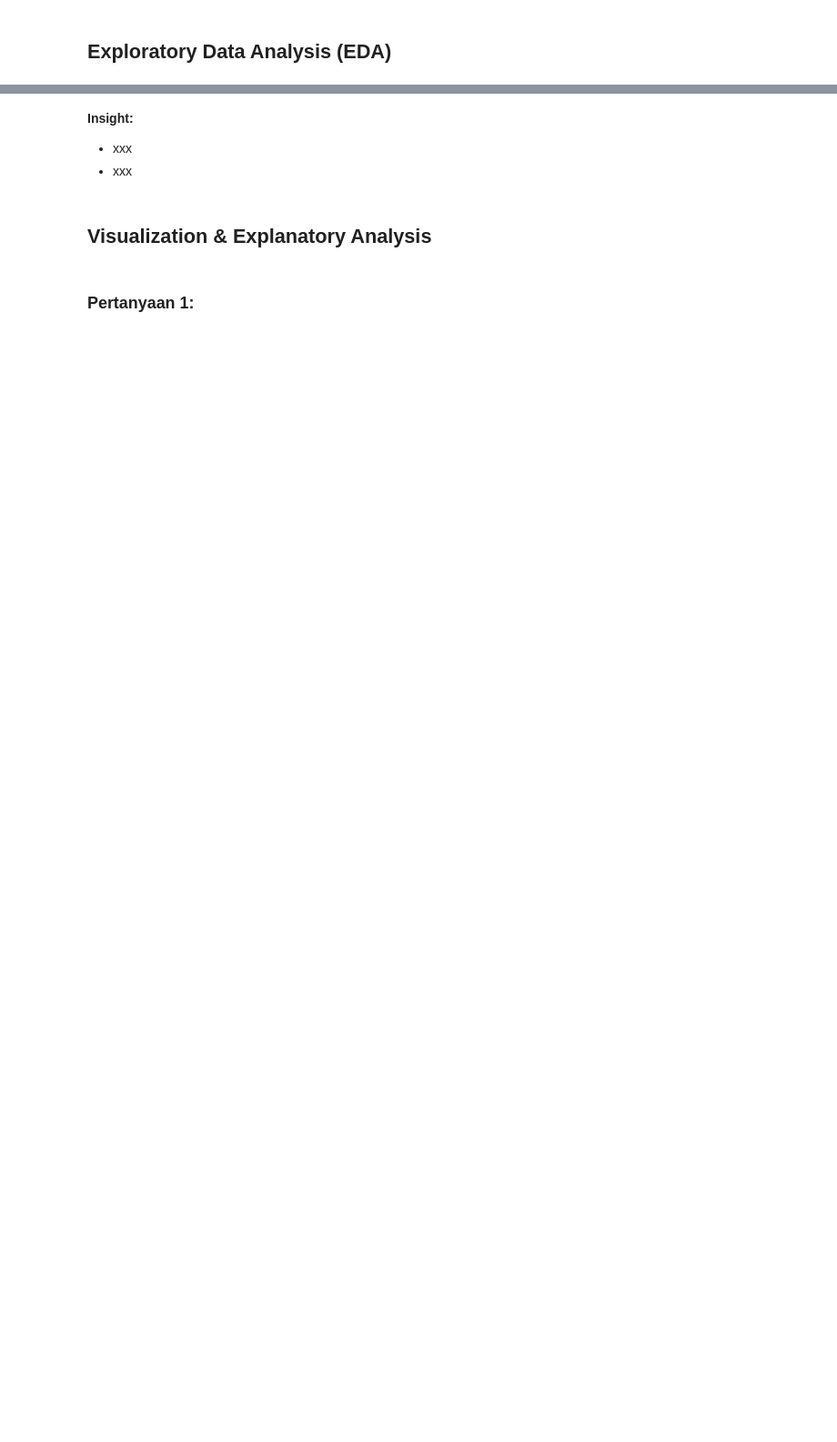
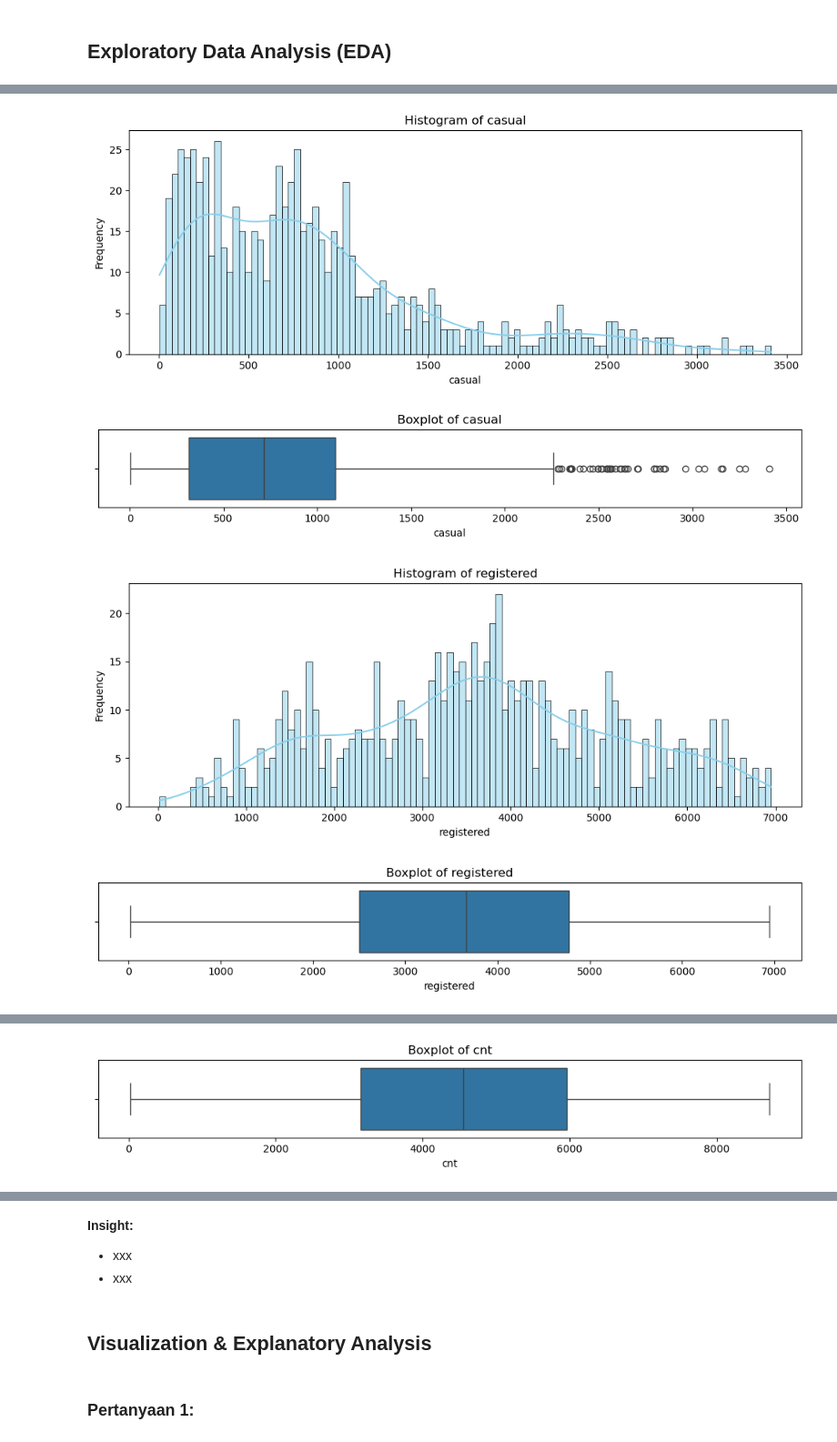
Before and after one commit to fawwazaid/proyek_analisis_data, a Jupyter notebook: submission/notebook.ipynb, the cells around one changed output, grey strips where cells are left out. Shown: that part at 91% size. Cells and saved outputs as stored; diff of their text form; code cells hidden in the pictures; blank space fills up the shorter version.

```diff
--- a/submission/notebook.ipynb
+++ b/submission/notebook.ipynb
@@ -175 +875,19 @@ df_hour.describe()
+# %%
+# Histogram
+def hist(df, col, bins=100, kde=True):
+    plt.figure(figsize=(10,4))
+    sns.histplot(data=df, x=col, bins=bins, kde=kde, color='skyblue')
+    plt.title(f"Histogram of {col}")
+    plt.xlabel(col)
+    plt.ylabel("Frequency")
+    plt.tight_layout()
+    plt.show()
+# %%
+# Box plot
+def box (df, col):
+    plt.figure(figsize=(10,2))
+    sns.boxplot(data=df, x=col)
+    plt.title(f"Boxplot of {col}")
+    plt.tight_layout()
+    plt.show()
 # %% [markdown]
@@ -176,0 +924,2 @@ df_hour.describe()
+# %%
+df_day_class = df_day[['casual', 'registered', 'cnt']]
@@ -176,0 +928,9 @@ df_hour.describe()
+# %%
+for col in df_day_class.columns:
+    hist(df_day_class, col)
+    box(df_day_class, col)
+# %% [output]
+[figure, added]
+[figure, added]
+[figure, added]
+[figure, added]
@@ -176,0 +938 @@ df_hour.describe()
+[figure, added]
```
Also changed, not shown: parts of 167 cells of this notebook, 4 other files.
